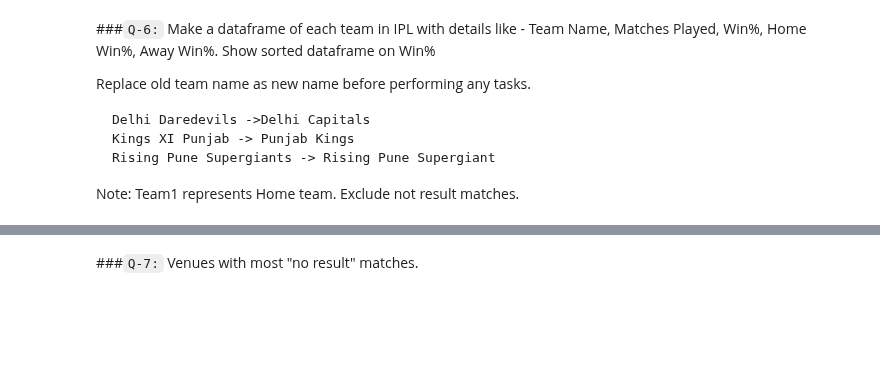
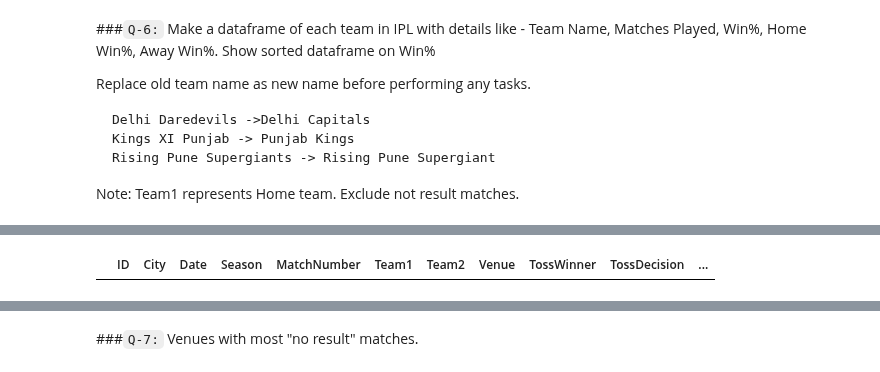
Before and after one commit to PK215012001/JupyterNotebooks, a Jupyter notebook: Pandas/session_18_tasks.ipynb, the cells around one changed output, grey strips where cells are left out. Saved outputs shown, nothing was run; the diff lists cells and outputs as text; code cells hidden in the pictures; blank space fills up the shorter version.

```diff
--- a/Pandas/session_18_tasks.ipynb
+++ b/Pandas/session_18_tasks.ipynb
@@ -336,6 +320,14 @@ df.head()
 | 2 | 1312198 | Kolkata | 2022-05-25 | 2022 | Eliminator | Royal Challengers Bangalore | Lucknow Super Giants | Eden Gardens, Kolkata | Lucknow Super Giants | field | ... |
 | 3 | 1312197 | Kolkata | 2022-05-24 | 2022 | Qualifier 1 | Rajasthan Royals | Gujarat Titans | Eden Gardens, Kolkata | Gujarat Titans | field | ... |
 | 4 | 1304116 | Mumbai | 2022-05-22 | 2022 | 70 | Sunrisers Hyderabad | Punjab Kings | Wankhede Stadium, Mumbai | Sunrisers Hyderabad | bat | ... |
+# %%
+changed_name = {'Delhi Daredevils':'Delhi Capitals',
+                'Kings XI Punjab':'Punjab Kings',
+                'Rising Pune Supergiants':'Rising Pune Supergiant'}
+df.replace(changed_name.keys(), changed_name.values(), inplace = True)
+df[df['Team1'] == 'Delhi Daredevils']
+# %% [output]
+|  | ID | City | Date | Season | MatchNumber | Team1 | Team2 | Venue | TossWinner | TossDecision | ... |
 # %%
 df['Team1'] = df['Team1'].str.replace('Delhi Daredevils', 'Delhi Capitals')
 df['Team2'] = df['Team2'].str.replace('Delhi Daredevils', 'Delhi Capitals')
```
Also changed, not shown: parts of 25 cells of this notebook, 27 other files.
